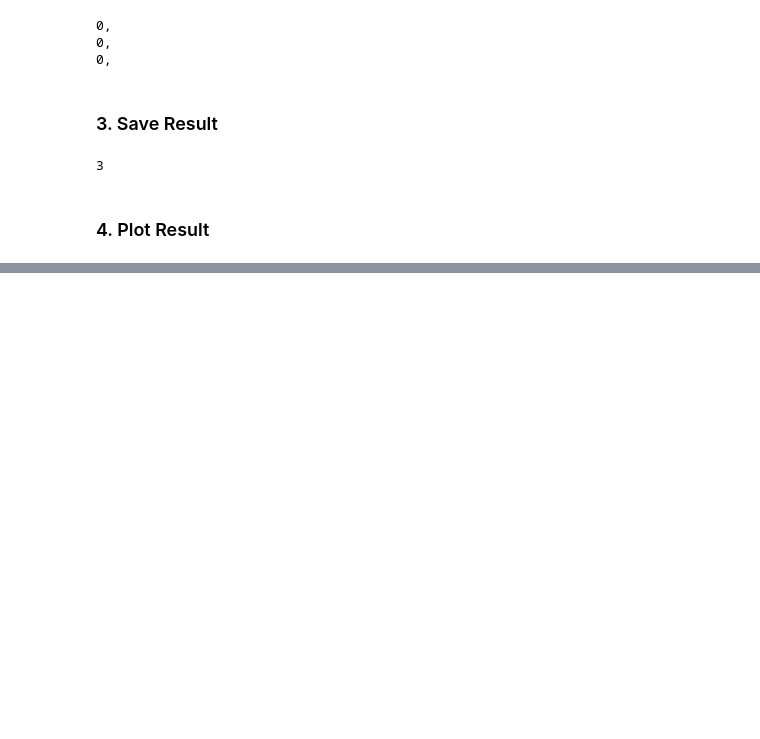
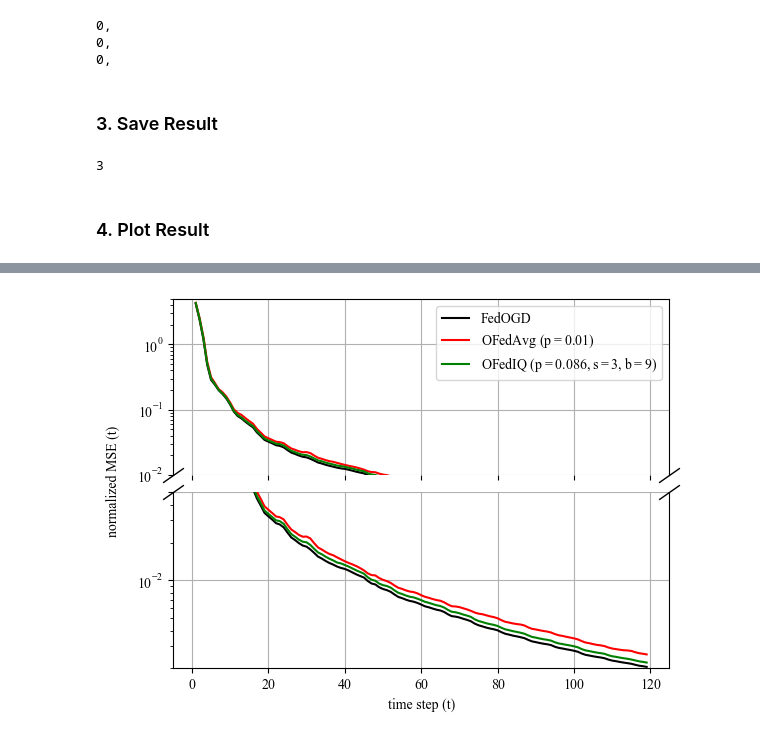
Before and after one commit to IISL-HYU/RegretAnalysis_OFL, a Jupyter notebook: time_series_Experiment.ipynb, the cells around one changed output, grey strips where cells are left out. Drawn from its saved outputs; the diff is of its cells as text; code cells hidden in the pictures; blank space fills up the shorter version.

```diff
--- a/time_series_Experiment.ipynb
+++ b/time_series_Experiment.ipynb
@@ -112,3 +115,10 @@ len(result_list)
 3
 # %% [markdown]
 ### 4. Plot Result
+# %%
+import pandas as pd
+Data2 = pd.read_csv("dataset/NN5.csv")
+train2 = Data2.iloc[:,112]
+train2 = train2.values
+
+train2[0]
@@ -115 +127,83 @@ len(result_list)
+# %%
+import pickle
+import matplotlib.pyplot as plt
+
+code = input('Code:')
+
+with open(f"./result/{task}_FedOGD_{code}.pkl", "rb") as f:
+    r1 = pickle.load(f)
+with open(f"./result/{task}_OFedAvg_{code}.pkl", "rb") as f:
+    r2 = pickle.load(f)
+# with open(f"./result/{task}_FedOMD_{code}.pkl", "rb") as f:
+#     r3 = pickle.load(f)
+with open(f"./result/{task}_OFedIQ_{code}.pkl", "rb") as f:
+    r4 = pickle.load(f)
+
+for i in range(len(r1)):
+    div = 0
+    for j in range(i):
+        div += train2[j]
+    r1[i] = r1[i] / div
+    r2[i] = r2[i] / div
+    r4[i] = r4[i] / div
+
+l1 = list(range(len(r1)))
+l2 = list(range(len(r2)))
+# l3 = list(range(len(r3)))
+l4 = list(range(len(r4)))
+
+fig, (ax1, ax2) = plt.subplots(2, 1, sharex=True)
+d = 0.7
+kwargs = dict(marker=[(-1, -d), (1, d)], markersize=15, linestyle="none", color='k', clip_on=False)
+ax1.plot([0, 1], [0, 0], transform=ax1.transAxes, **kwargs)
+ax2.plot([0, 1], [1, 1], transform=ax2.transAxes, **kwargs)
+fig.subplots_adjust(hspace=0.1)
+
+ax1.set_yscale("log")
+ax2.set_yscale("log")
+
+ax1.set_ylim(0.01, 5)
+ax2.set_ylim(0.002, 0.01)
+
+ax1.set_yticks([0.01, 0.1, 1])
+ax2.set_yticks([0.005, 0.01])
+
+ax1.set_ylabel("")
+ax2.set_ylabel("")
+
+ax1.spines['bottom'].set_visible(False)
+ax2.spines['top'].set_visible(False)
+
+fig.text(0.02, 0.50, "normalized MSE (t)", va='center', rotation = 'vertical', fontsize = 10)
+
+
+ax1.plot(l1, r1, 'black', label=r'FedOGD')
+ax1.plot(l2, r2, 'red', label=r'OFedAvg ($\mathdefault{p=0.01}$)')
+#ax.plot(l3, r3, 'blue', label=r'FedOMD ($\mathdefault{L=10}$)')
+ax1.plot(l4, r4, 'green', label=r'OFedIQ ($\mathdefault{p=0.086, s=3, b=9}$)')
+
+ax2.plot(l1, r1, 'black')
+ax2.plot(l2, r2, 'red')
+#plt.plot(l3, r3, 'blue', label=r'FedOMD ($\mathdefault{L=10}$)')
+ax2.plot(l4, r4, 'green')
+
+ax2.set_xlabel('time step (t)')
+
+# if task == 'clf':
+#     plt.ylabel('Accuracy (t)')
+# elif task == 'reg' or task == 'time':
+#     plt.ylabel('normalized MSE (t)')
+#     plt.yscale("log")
+
+plt.rcParams["font.family"] = "Times New Roman"
+
+ax1.grid()
+ax2.grid()
+ax1.legend()
+#ax2.legend()
+
+plt.savefig(f'./Figures/{task}_{code}.png', dpi=200, facecolor="white")
+plt.show()
+# %% [output]
+[figure, added]
 # %%
```
Also changed, not shown: parts of 4 cells of this notebook, 13 other files.
